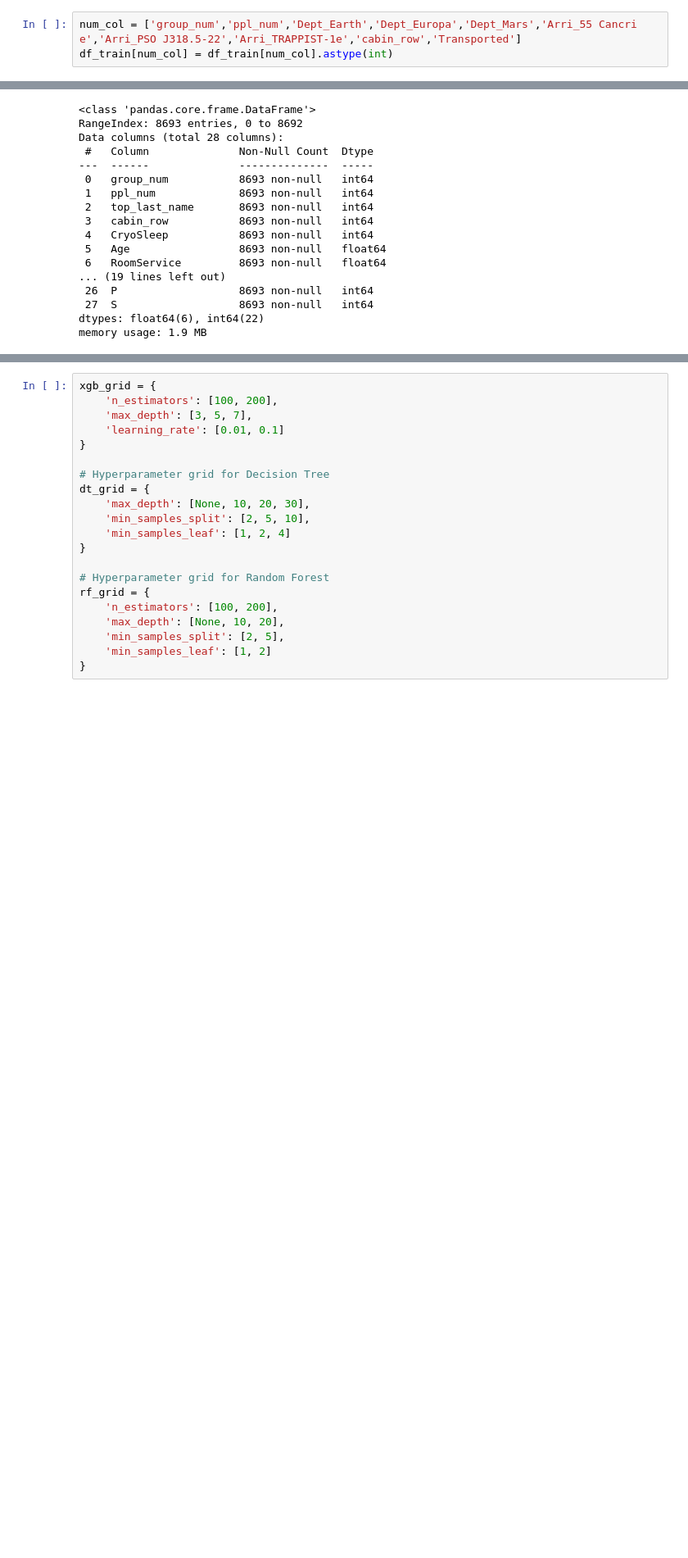
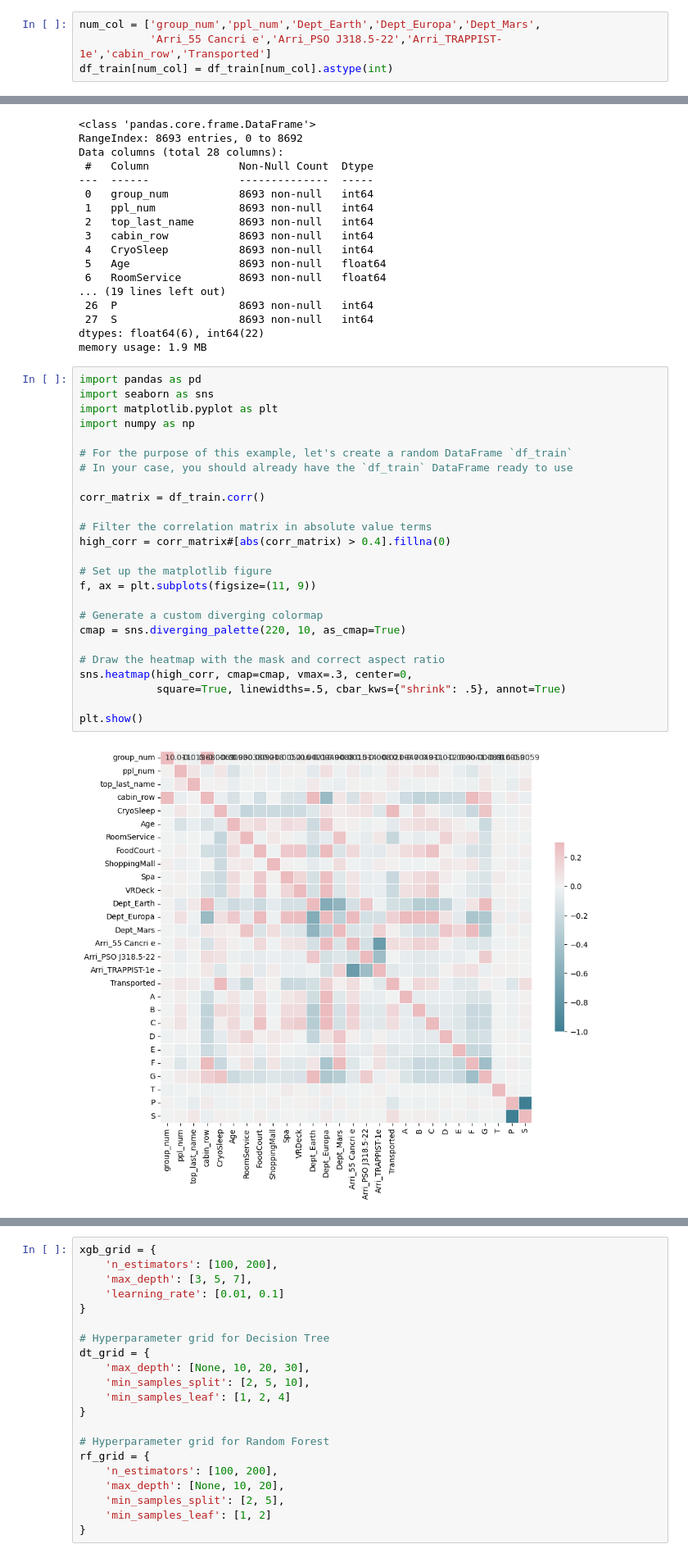
Before and after one commit to jamie1016jamie1016/spaceship, a Jupyter notebook: Untitled-1.ipynb, the cells around one changed output, grey strips where cells are left out. Shown at 82% size. Drawn from its saved outputs; the diff is of its cells as text; blank space fills up the shorter version.

```diff
--- a/Untitled-1.ipynb
+++ b/Untitled-1.ipynb
@@ -198,7 +198,8 @@ Try using .loc[row_indexer,col_indexer] = value instead
 See the caveats in the documentation: https://pandas.pydata.org/pandas-docs/stable/user_guide/indexing.html#returning-a-view-versus-a-copy
   df_train[columns_to_fill] = df_train[columns_to_fill].fillna(method='ffill')
 # %%
-num_col = ['group_num','ppl_num','Dept_Earth','Dept_Europa','Dept_Mars','Arri_55 Cancri e','Arri_PSO J318.5-22','Arri_TRAPPIST-1e','cabin_row','Transported']
+num_col = ['group_num','ppl_num','Dept_Earth','Dept_Europa','Dept_Mars',
+           'Arri_55 Cancri e','Arri_PSO J318.5-22','Arri_TRAPPIST-1e','cabin_row','Transported']
 df_train[num_col] = df_train[num_col].astype(int)
 # %% [output]
 A value is trying to be set on a copy of a slice from a DataFrame.
@@ -231,6 +232,33 @@ Data columns (total 28 columns):
  27  S                   8693 non-null   int64
 dtypes: float64(6), int64(22)
 memory usage: 1.9 MB
+# %%
+import pandas as pd
+import seaborn as sns
+import matplotlib.pyplot as plt
+import numpy as np
+
+# For the purpose of this example, let's create a random DataFrame `df_train`
+# In your case, you should already have the `df_train` DataFrame ready to use
+
+corr_matrix = df_train.corr()
+
+# Filter the correlation matrix in absolute value terms
+high_corr = corr_matrix#[abs(corr_matrix) > 0.4].fillna(0)
+
+# Set up the matplotlib figure
+f, ax = plt.subplots(figsize=(11, 9))
+
+# Generate a custom diverging colormap
+cmap = sns.diverging_palette(220, 10, as_cmap=True)
+
+# Draw the heatmap with the mask and correct aspect ratio
+sns.heatmap(high_corr, cmap=cmap, vmax=.3, center=0,
+            square=True, linewidths=.5, cbar_kws={"shrink": .5}, annot=True)
+
+plt.show()
+# %% [output]
+[figure, added]
 # %%
 X = df_train.drop('Transported', axis=1)
 y = df_train['Transported']
```
Also changed, not shown: parts of 28 cells of this notebook, 3 other files.
